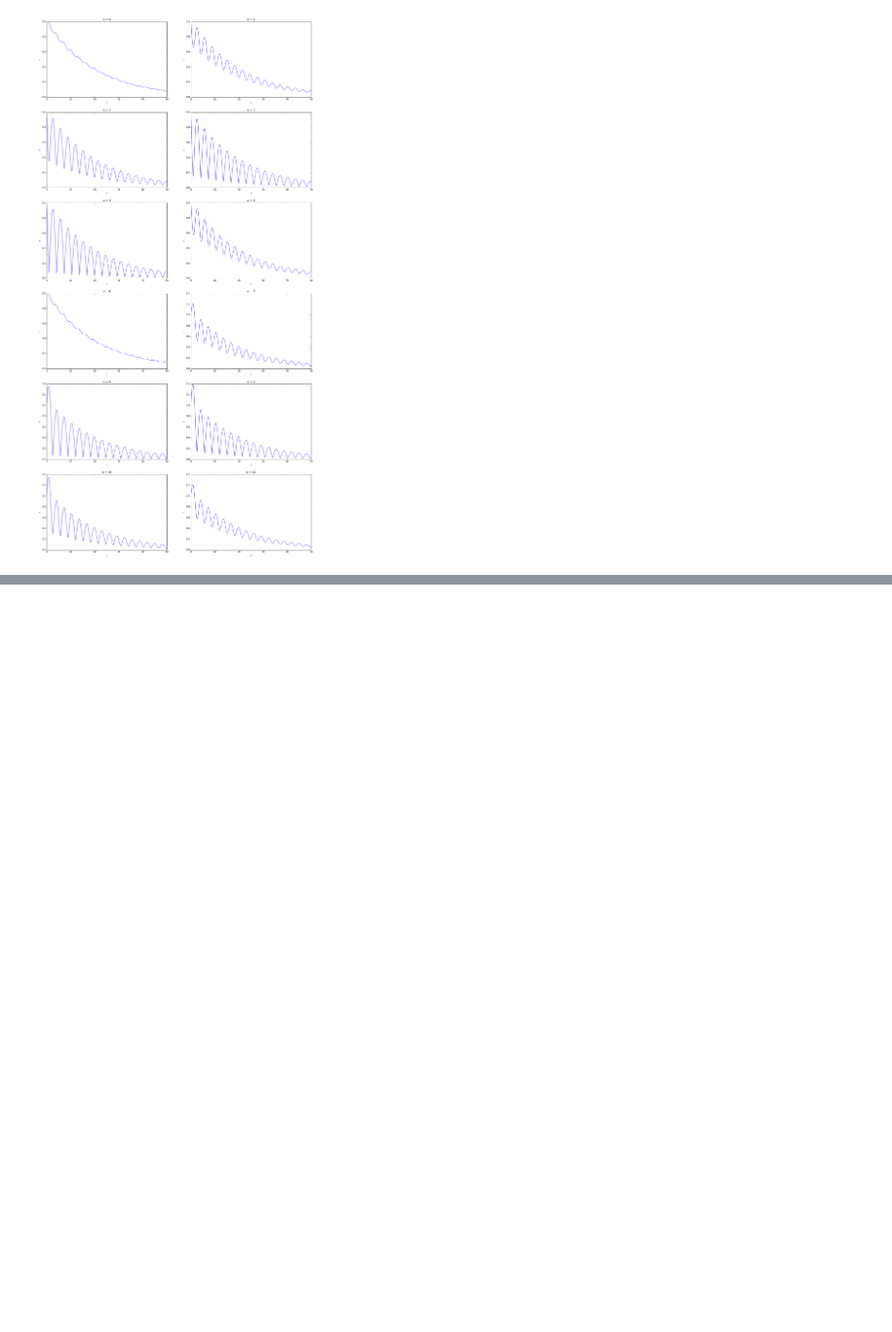
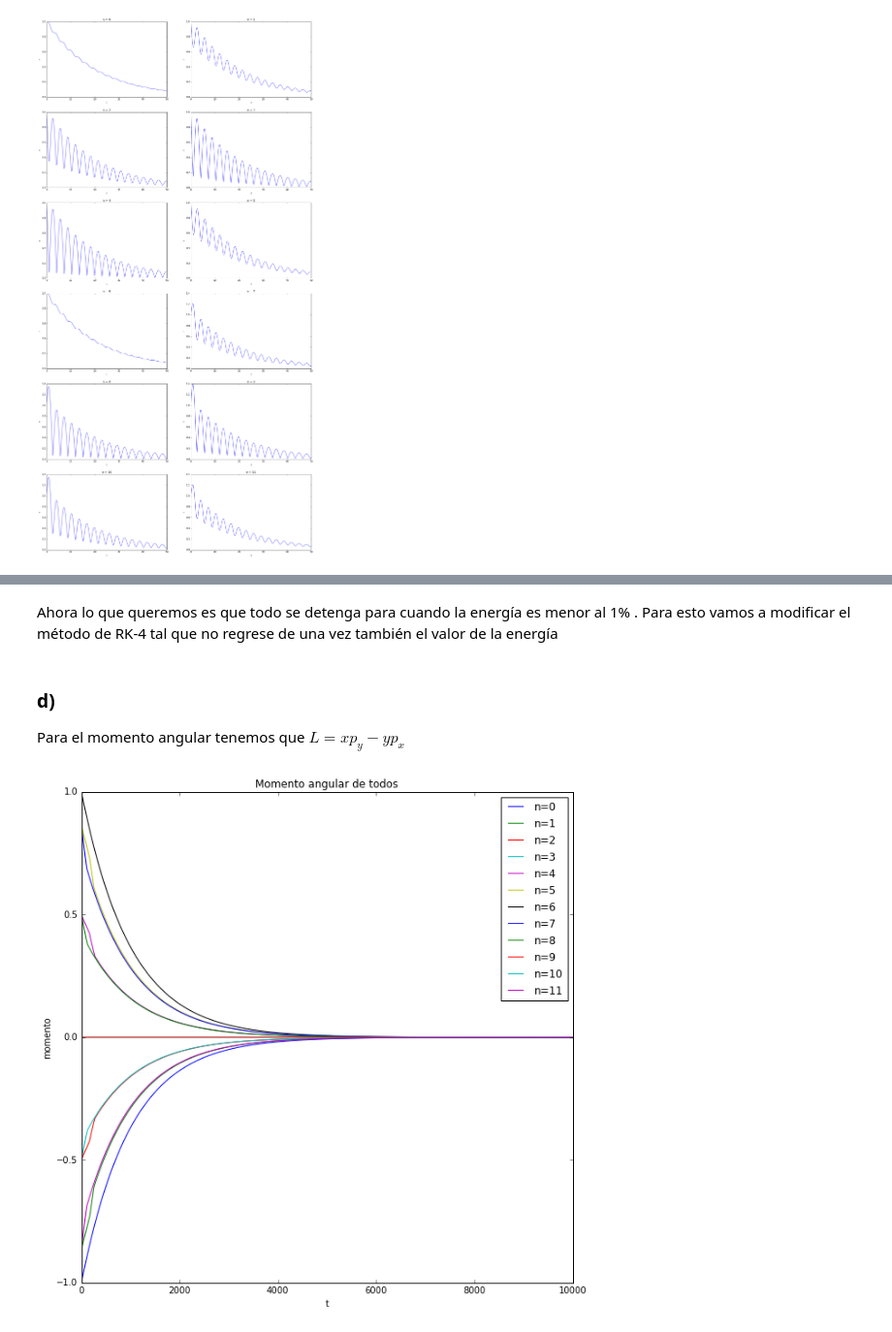
Before and after one commit to plascurain/fisicacomputacional, a Jupyter notebook: tareas/tareaexamen_1/Problema_1.ipynb, the cells around one changed output, grey strips where cells are left out. Shown at 97% size. Cells and saved outputs as stored; diff of their text form; code cells hidden in the pictures; blank space fills up the shorter version.

```diff
--- a/tareas/tareaexamen_1/Problema_1.ipynb
+++ b/tareas/tareaexamen_1/Problema_1.ipynb
@@ -242,0 +279,28 @@ show()
+# %% [markdown]
+Ahora lo que queremos es que todo se detenga para cuando la energía es menor al 1% . Para esto vamos a modificar el método de RK-4 tal que no regrese de una vez también el valor de la energía
+# %% [markdown]
+### d)
+
+Para el momento angular tenemos que $L = xp_y -yp_x $
+# %%
+def Momento(r , m=1.):
+
+    x,y,px,py = r[:,0],r[:,1],m*r[:,2],m*r[:,3]
+    L = x*py - y*px
+    return L
+# %%
+fig, ax = plt.subplots(figsize=(10, 10))
+tiempo = 100
+title(r'Momento angular de todos'),xlabel('t'),ylabel('momento')
+for n in xrange(len(theta)):
+
+    cond_ini = [0,1,cos(theta[n]),sin(theta[n])]
+    t_cartesianas, sol_cartesianas = rk4(cartesianas_mov, cond_ini, [0,tiempo])
+    l_cartesianas = Momento(sol_cartesianas)
+
+    #falta ponerles nombres a los colores
+    plot(l_cartesianas,label = 'n=%s' %(n))
+ax.legend()
+show()
+# %% [output]
+[figure, added]
```
Also changed, not shown: parts of 5 cells of this notebook.
